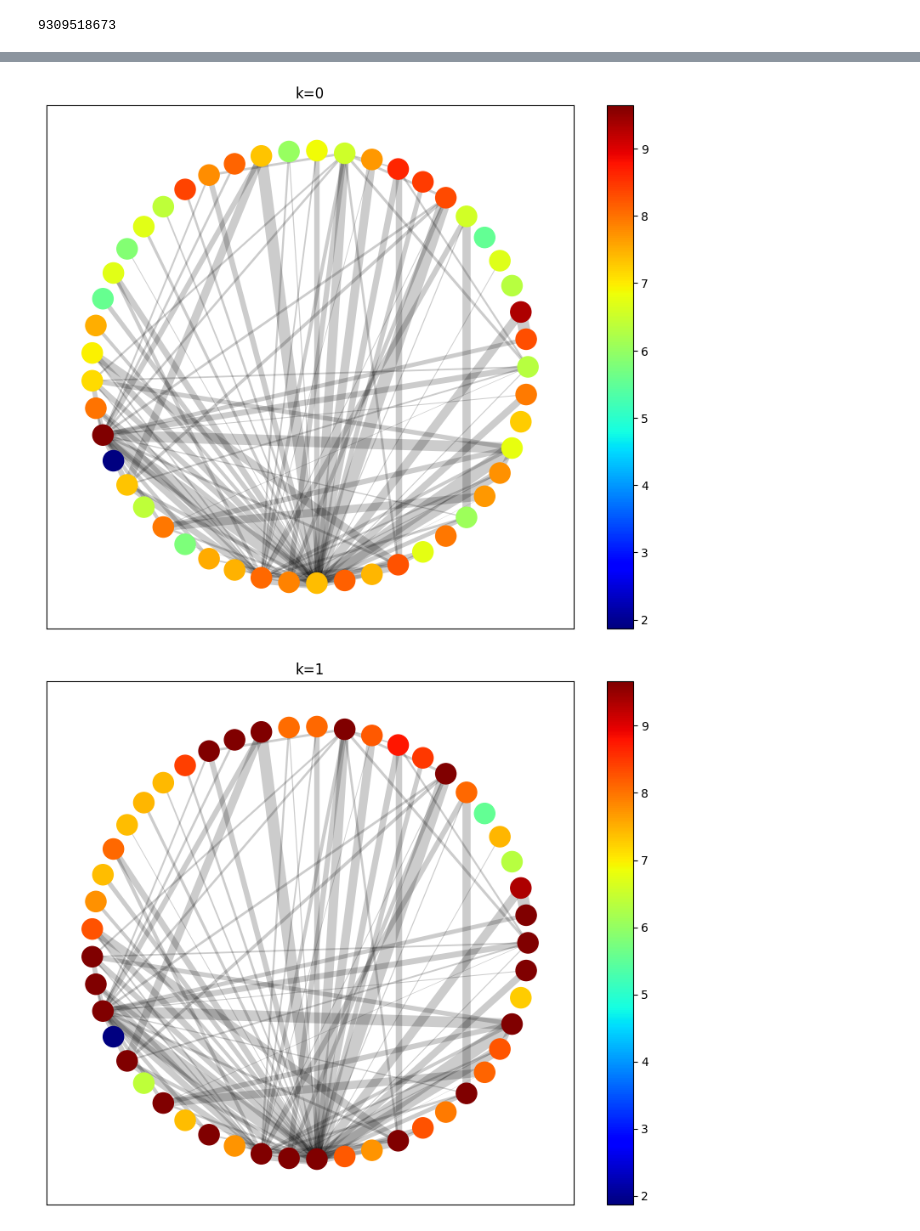
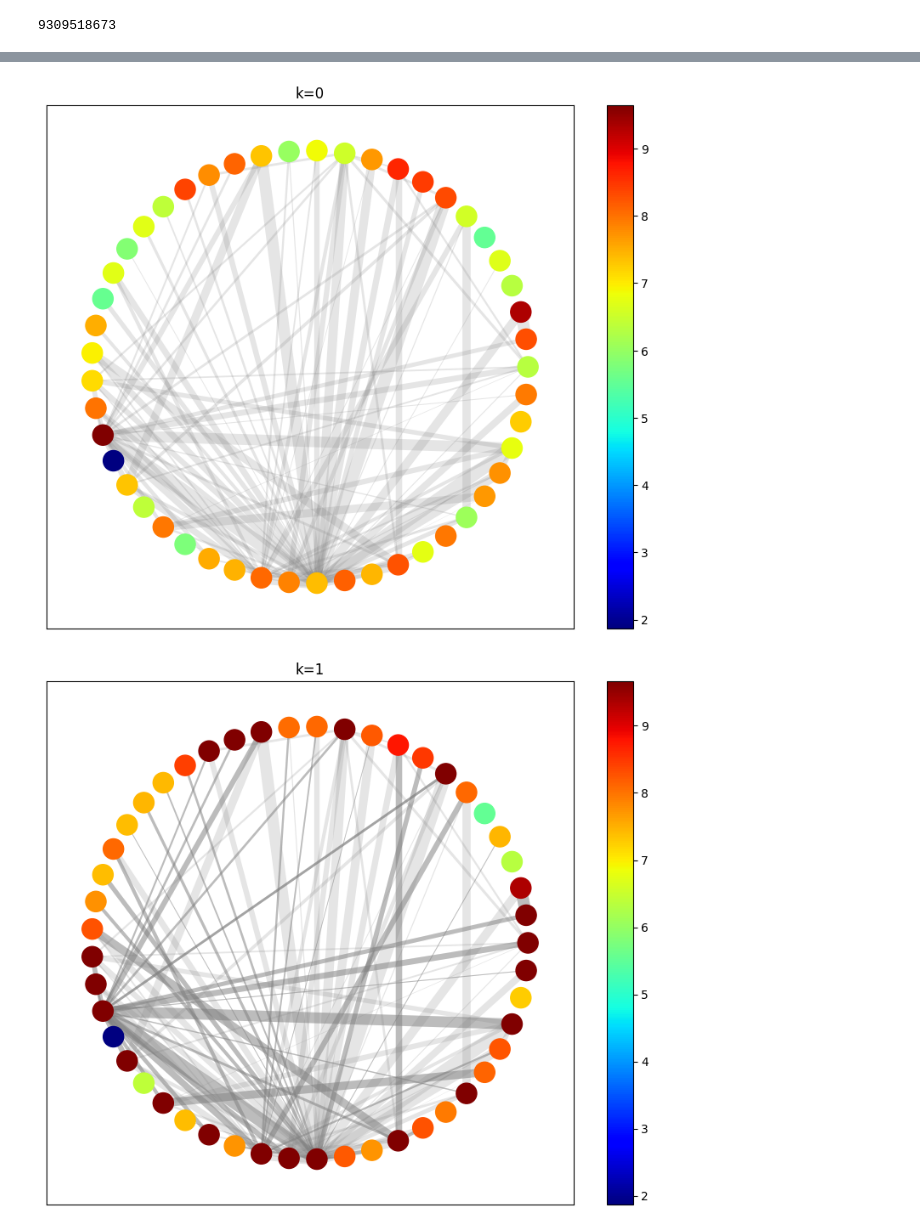
Before and after one commit to babylonchain/mapofzones-crawler, a Jupyter notebook: analysis.ipynb, the cells around one changed output, grey strips where cells are left out. Saved outputs shown, nothing was run; the diff lists cells and outputs as text; code cells hidden in the pictures.

```diff
--- a/analysis.ipynb
+++ b/analysis.ipynb
@@ -92,8 +93,11 @@ def find_heaviest_path(G, source, target, cutoff):
             max_weight = weight
     return max_path, max_weight
 
+# find_heaviest_path_all finds the heaviest path with length cutoff+1 for all nodes in the graph
+# where heaviest means the total weights of nodes in the path is largest
 def find_heaviest_path_all(G, cutoff=0):
-    heaviest_path = []
+    heaviest_paths = []
+    heaviest_weights = []
     nodes = list(G.nodes)
     for src in nodes:
         max_path = [src]
@@ -103,10 +107,10 @@ def find_heaviest_path_all(G, cutoff=0):
             if max_weight1 >= max_weight:
                 max_path = max_path1
                 max_weight = max_weight1
-        heaviest_path.append(max_weight)
-        # print(src, max_path, max_weight)
-    return heaviest_path
+        heaviest_paths.append(max_path)
+        heaviest_weights.append(max_weight)
+    return heaviest_paths, heaviest_weights
 
-weights = find_heaviest_path_all(G)
-weights
+paths, weights = find_heaviest_path_all(G, cutoff=1)
+paths, weights
 # %% [output]
@@ -130,23 +134,34 @@ weights
 # %%
 def draw_map_of_zones_summary(G, cutoff=0):
+    heaviest_paths, heaviest_weights = find_heaviest_path_all(G, cutoff)
+    # zone name of each vertex
     node_labels = {node: zones_map[node] for node in G.nodes}
-    # node_weights = [math.log10(G.nodes[node]['weight']) for node in G.nodes]
-    node_weights = [math.log10(weight) for weight in find_heaviest_path_all(G, cutoff)]
-    # edge_weights = [math.log10(edge[2]) for edge in G.edges(data='weight')]
+    # weight of each vertex, i.e., normalised market cap in the heaviest path
+    node_weights = [math.log10(weight) for weight in heaviest_weights]
+    # weight of each edge, i.e., normalised frequency of the channel
     edge_weights = [math.log10(get_frequency(edge[0], edge[1]))*5 for edge in G.edges(data='weight')]
 
     fig = plt.figure(figsize=(10, 8))
     pos = nx.circular_layout(G)
-    ec = nx.draw_networkx_edges(G, pos, width=edge_weights, alpha=0.2)
+    nx.draw_networkx_edges(G, pos, width=edge_weights, alpha=0.2, edge_color='grey')
     nc = nx.draw_networkx_nodes(G, pos, node_labels, node_color=node_weights, cmap=plt.cm.jet)
+    plt.colorbar(nc)
     # labels = nx.draw_networkx_labels(G,pos,node_labels,font_size=16,font_color='r')
-    plt.colorbar(nc)
+
+    # use transparency to indicate edges that provide security for zones
+    if cutoff > 0:
+        for path in heaviest_paths:
+            for x, y in zip(path, path[1:]):
+                edge_weight = math.log10(get_frequency(x, y))*5
+                nx.draw_networkx_edges(G, pos, edgelist=[[x,y]], alpha = 0.4, width=[edge_weight], edge_color='grey')
+
     plt.title('k=%d' % (cutoff))
     plt.show()
 
 draw_map_of_zones_summary(G, 0)
 draw_map_of_zones_summary(G, 1)
 draw_map_of_zones_summary(G, 2)
+draw_map_of_zones_summary(G, 3)
 # %% [output]
-[figure, old version]
+[figure, new version]
-[figure, old version]
+[figure, new version]
```
Also changed, not shown: parts of 4 cells of this notebook, 1 other file.
